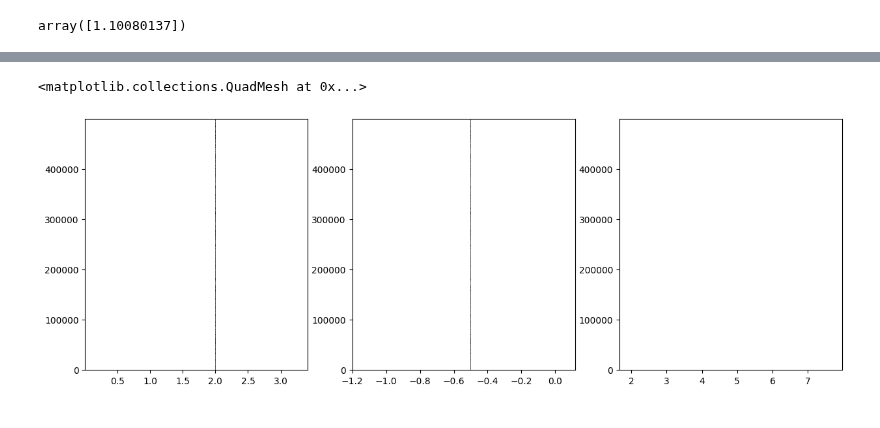
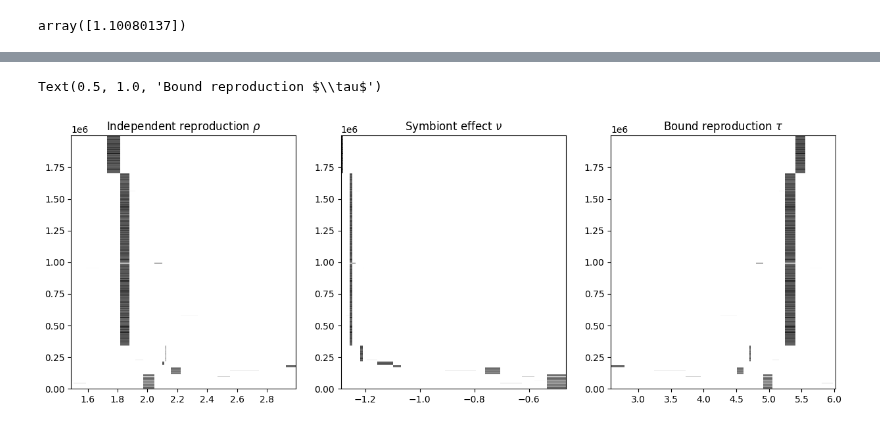
Before and after one commit to linh-phuong/symbiosis_3D_tradeoff, a Jupyter notebook: symbiosis_3D_tradeoff.ipynb, the cells around one changed output, grey strips where cells are left out. Saved outputs shown, nothing was run; the diff lists cells and outputs as text; code cells hidden in the pictures.

```diff
--- a/symbiosis_3D_tradeoff.ipynb
+++ b/symbiosis_3D_tradeoff.ipynb
@@ -286,27 +46,31 @@ axes[2].set_ylim(0, 2)
 cg_evo_1 =  Config(dict(eta = 1., g = 0.312, mu = 1.4, alpha = 1.2, gamma = 1.23, p = 0.1, beta = 2.1,
                         r = 2.3, d = 1.3, theta = 8., v = 1., h = 1.5, nu_max = 3))
 # %%
-np.random.seed(1)
+np.random.seed(2)
 V = 100
-dyn_stoc_1 = tau_leap_symbiosis_mutation(pop_init = init * V, Tmax = 500000, dt = 1, cg = cg_evo_1, V = V,
+ds_1 = tau_leap_symbiosis_mutation(pop_init = init * V, Tmax = 2000000, dt = 1, cg = cg_evo_1, V = V,
                                          trait_init = np.array([2, -0.5]), sigma_rho = 0.5, sigma_nu = 0.2,
-                                         mutant_rate = 0.01, step = 50)
+                                         mutant_rate = 0.001, step = 200)
 # %%
-dyn_stoc_arr_1 = turn_raw_dat_to_sorted_arrays(dyn_stoc_1)
+dss_1 = turn_raw_dat_to_sorted_arrays(ds_1)
 # %%
+popmin_thres = 20
 fig, axes = plt.subplots(1, 3, figsize = (15, 5))
-cc = np.where(np.sum(dyn_stoc_arr_1["xF_rho"] > 0, axis = 0) > 0)
-ZZ = dyn_stoc_arr_1["xF_rho"][:, cc[0]]
-XX, YY = np.meshgrid(dyn_stoc_arr_1["rho_sort"][cc[0]], dyn_stoc_1["t"])
+cc = np.where(np.sum(dss_1["xF_rho"] > popmin_thres, axis = 0) > 0)
+ZZ = dss_1["xF_rho"][:, cc[0]]
+XX, YY = np.meshgrid(dss_1["rho_sort"][cc[0]], ds_1["t"])
 axes[0].pcolormesh(XX, YY, ZZ/V, cmap = "Greys")
-cc = np.where(np.sum(dyn_stoc_arr_1["xF_nu"] > 0, axis = 0) > 0)
-ZZ = dyn_stoc_arr_1["xF_nu"][:, cc[0]]
-XX, YY = np.meshgrid(dyn_stoc_arr_1["nu_sort"][cc[0]], dyn_stoc_1["t"])
+axes[0].set_title(r"Independent reproduction $\rho$")
+cc = np.where(np.sum(dss_1["xF_nu"] > popmin_thres, axis = 0) > 0)
+ZZ = dss_1["xF_nu"][:, cc[0]]
+XX, YY = np.meshgrid(dss_1["nu_sort"][cc[0]], ds_1["t"])
 axes[1].pcolormesh(XX, YY, ZZ, cmap = "Greys")
-cc = np.where(np.sum(dyn_stoc_arr_1["xF_tau"] > 0, axis = 0) > 0)
-ZZ = dyn_stoc_arr_1["xF_tau"][:, cc[0]]
-XX, YY = np.meshgrid(dyn_stoc_arr_1["tau_sort"][cc[0]], dyn_stoc_1["t"])
+axes[1].set_title(r"Symbiont effect $\nu$")
+cc = np.where(np.sum(dss_1["xF_tau"] > popmin_thres, axis = 0) > 0)
+ZZ = dss_1["xF_tau"][:, cc[0]]
+XX, YY = np.meshgrid(dss_1["tau_sort"][cc[0]], ds_1["t"])
 axes[2].pcolormesh(XX, YY, ZZ, cmap = "Greys")
+axes[2].set_title(r"Bound reproduction $\tau$")
 # %% [output]
-<matplotlib.collections.QuadMesh at 0x...>
+Text(0.5, 1.0, 'Bound reproduction $\\tau$')
-[figure, old version]
+[figure, new version]
```
Also changed, not shown: parts of 12 cells of this notebook, 2 other files.
